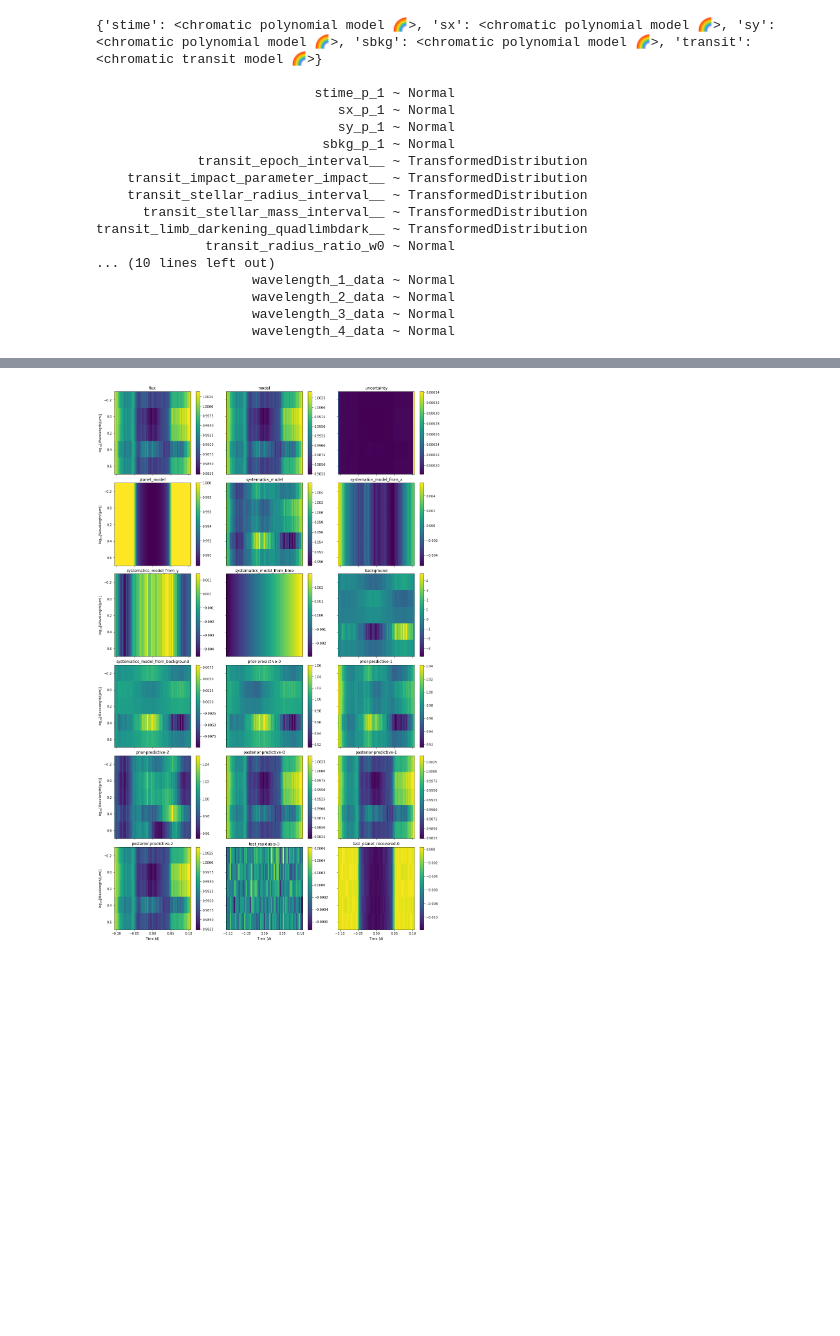
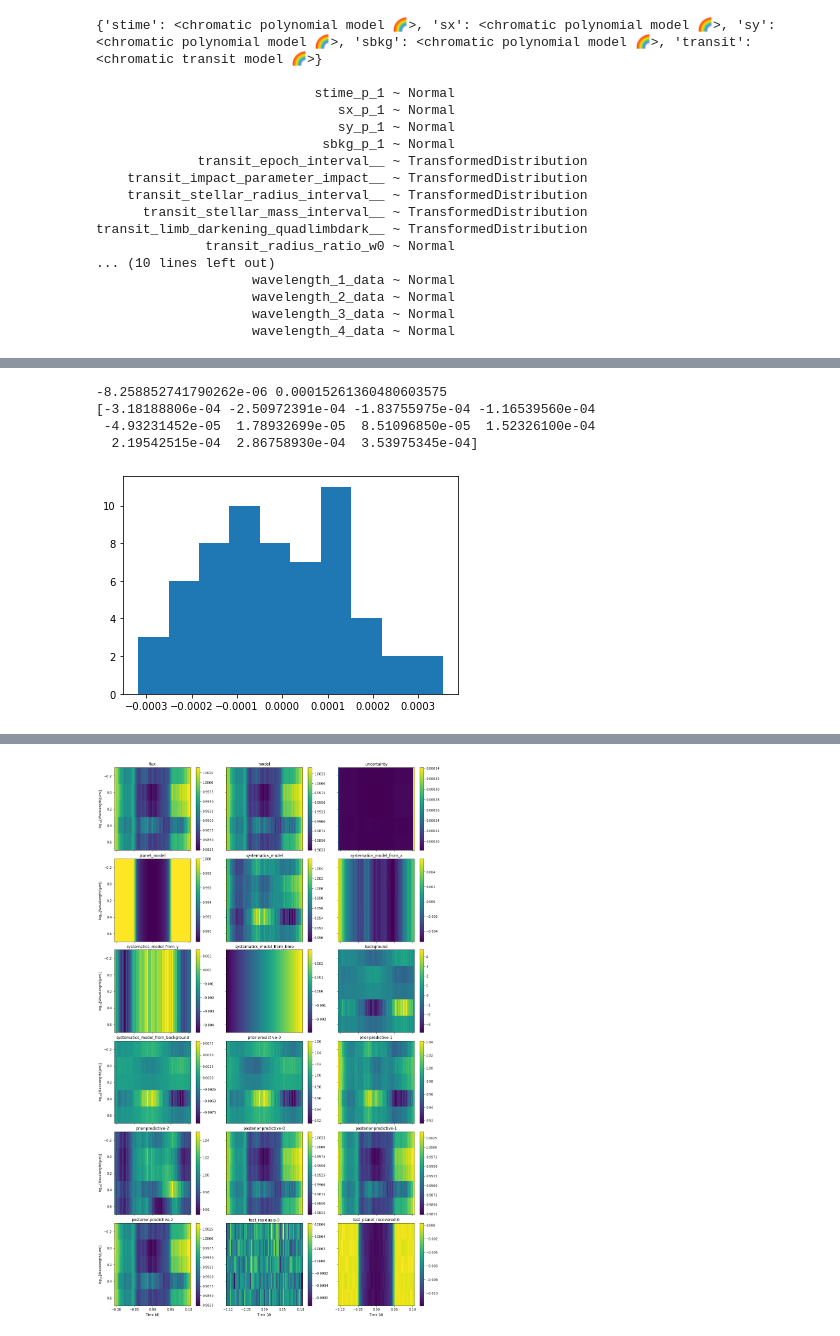
Before and after one commit to catrionamurray/chromatic_fitting, a Jupyter notebook: Systematic_Modelling.ipynb, the cells around one changed output, grey strips where cells are left out. Cells and saved outputs as stored; diff of their text form; code cells hidden in the pictures; blank space fills up the shorter version.

```diff
--- a/Systematic_Modelling.ipynb
+++ b/Systematic_Modelling.ipynb
@@ -244,0 +350,19 @@ f = 1
+# %%
+from scipy.stats import norm
+
+# best fit of data
+(mu, sigma) = norm.fit(cm.data.flux[0,:]-final_model)
+print(mu, sigma)
+
+n, bins, patches = plt.hist(cm.data.flux[0,:]-final_model)
+print(bins)
+
+# add a 'best fit' line
+# y = norm.pdf(bins, loc=mu, scale=sigma)
+# l = plt.plot(bins, y, 'r--', linewidth=2)
+# %% [output]
+-8.258852741790262e-06 0.00015261360480603575
+[-3.18188806e-04 -2.50972391e-04 -1.83755975e-04 -1.16539560e-04
+ -4.93231452e-05  1.78932699e-05  8.51096850e-05  1.52326100e-04
+  2.19542515e-04  2.86758930e-04  3.53975345e-04]
+[figure, added]
```
Also changed, not shown: parts of 19 cells of this notebook, 3 other files.
